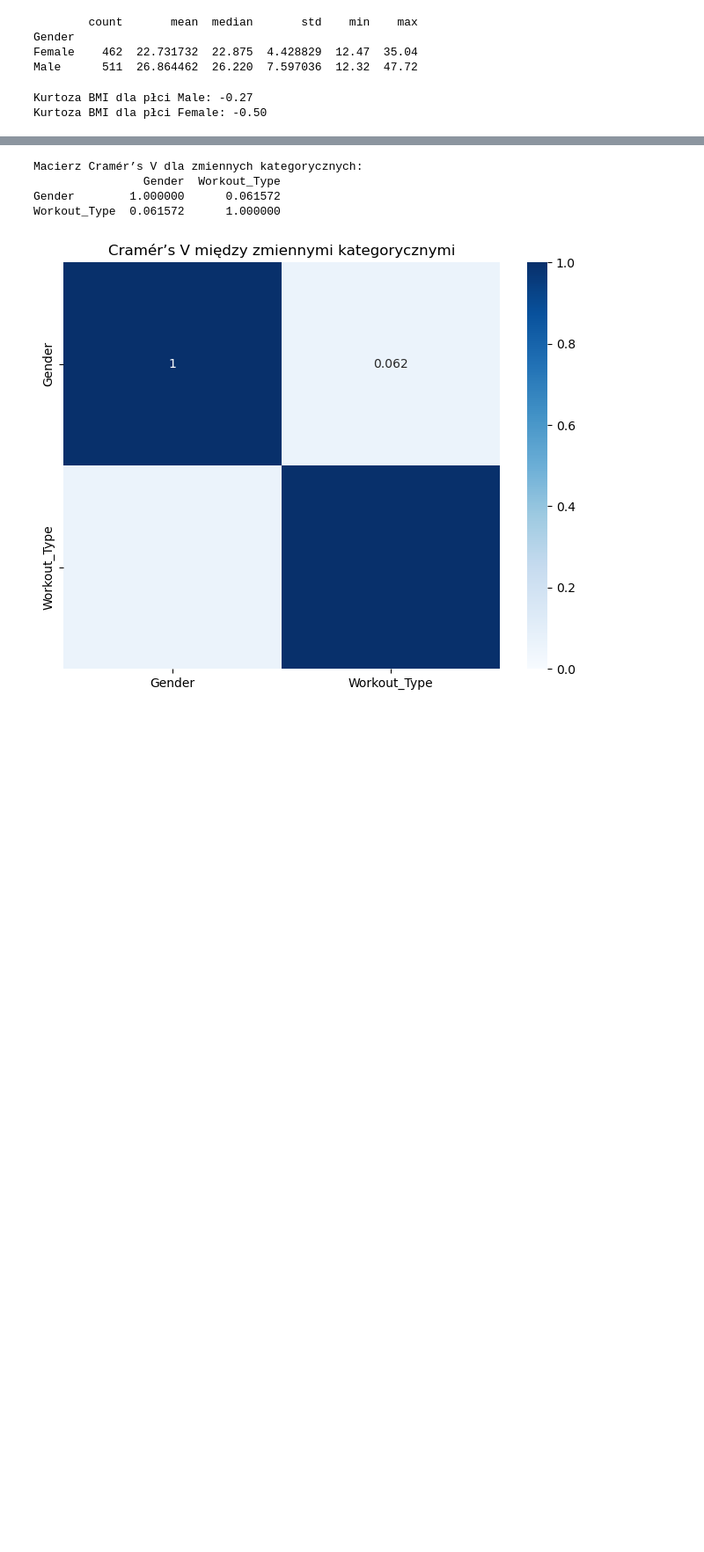
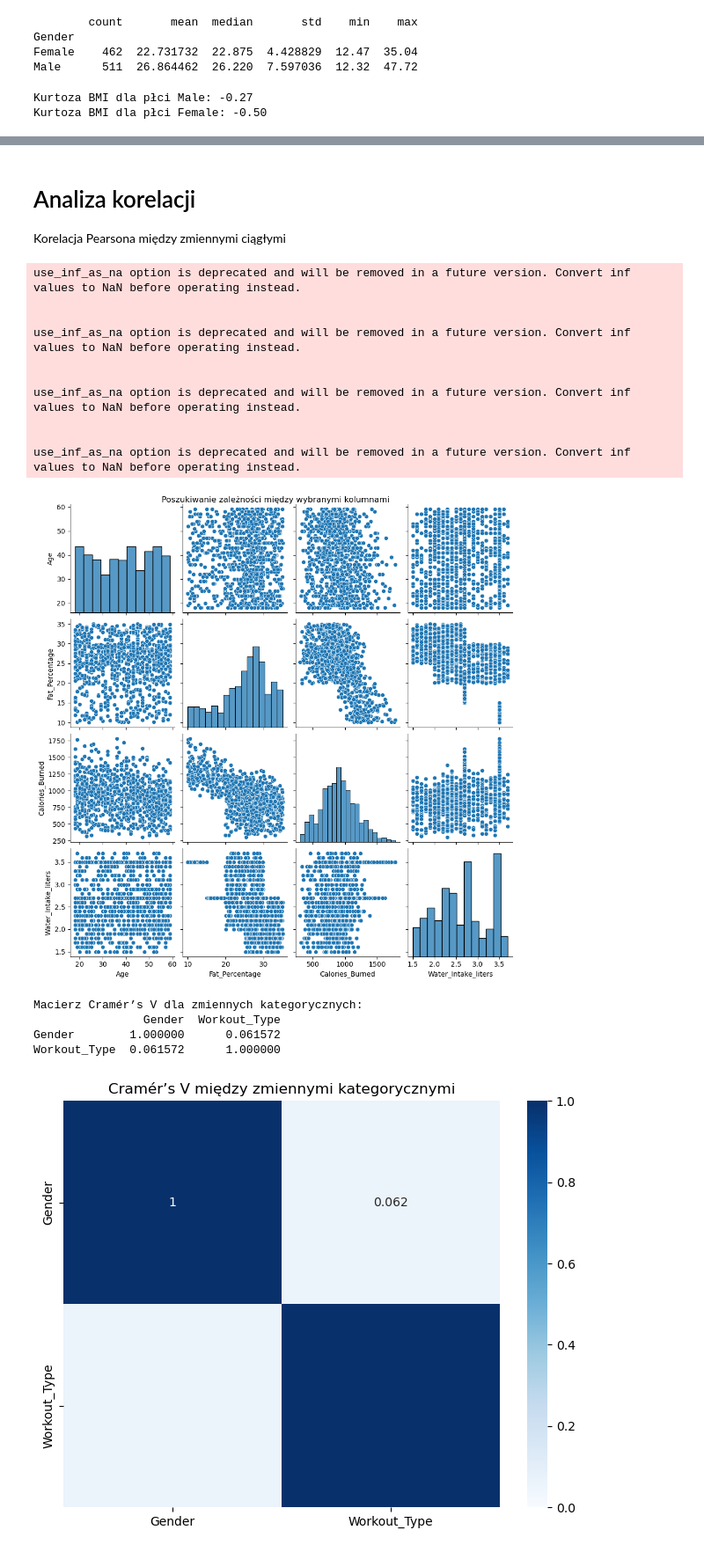
Before and after one commit to kinsitko/analiza_danych_2025_KSIT_SLES, a Jupyter notebook: analiza_project_v2.ipynb, the cells around one changed output, grey strips where cells are left out. Shown at 88% size. Drawn from its saved outputs; the diff is of its cells as text; code cells hidden in the pictures; blank space fills up the shorter version.

```diff
--- a/analiza_project_v2.ipynb
+++ b/analiza_project_v2.ipynb
@@ -455,3 +486,22 @@ BMI                                      0.013332  1.000000
+# %% [markdown]
+# Analiza korelacji
+Korelacja Pearsona między zmiennymi ciągłymi
+# %%
+sns.pairplot(df_imputed, vars=['Age', 'Fat_Percentage', 'Calories_Burned', 'Water_Intake_liters'])
+plt.suptitle("Poszukiwanie zależności między wybranymi kolumnami", y=1)
+plt.show()
+# %% [output]
+use_inf_as_na option is deprecated and will be removed in a future version. Convert inf values to NaN before operating instead.
+
+
+use_inf_as_na option is deprecated and will be removed in a future version. Convert inf values to NaN before operating instead.
+
+
+use_inf_as_na option is deprecated and will be removed in a future version. Convert inf values to NaN before operating instead.
+
+
+use_inf_as_na option is deprecated and will be removed in a future version. Convert inf values to NaN before operating instead.
+[figure, added]
 # %%
 cramers_v_matrix(df_imputed, ['Gender', 'Workout_Type'])
 # %% [output]
```
Also changed, not shown: parts of 11 cells of this notebook, 1 other file.
